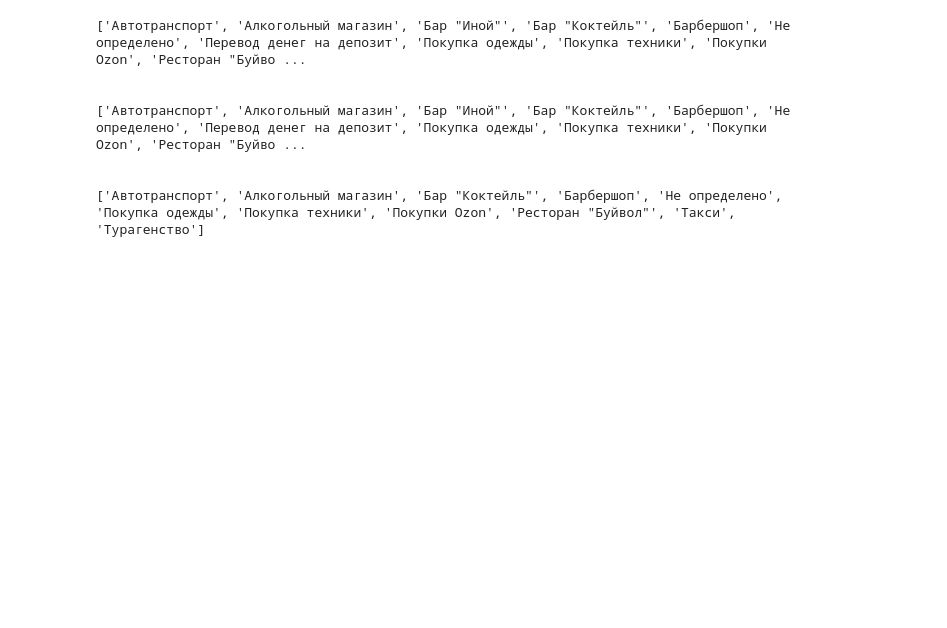
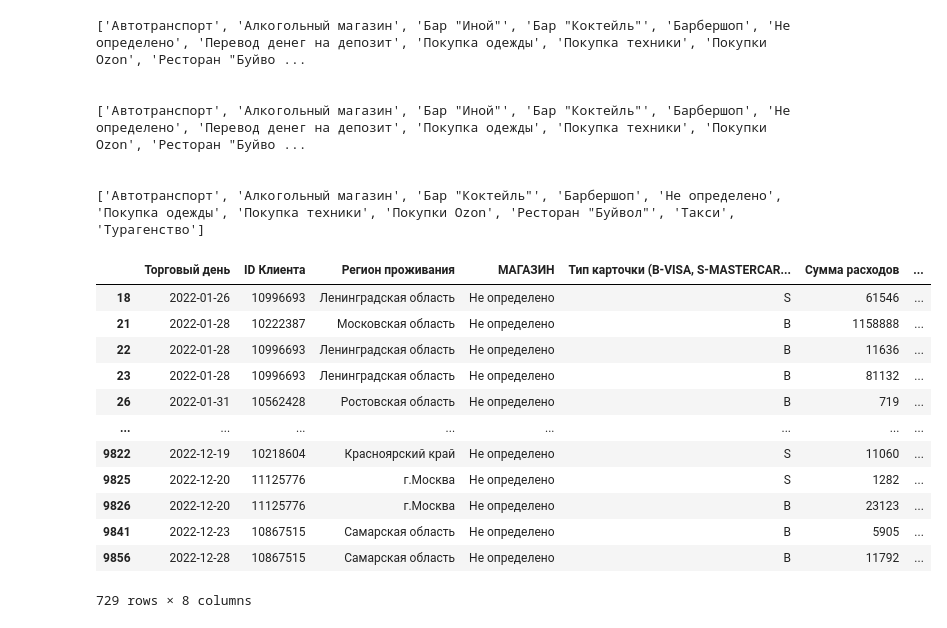
Before and after one commit to arturabgaryan/ML-marketing, a Jupyter notebook: Preprocess/Preprocess.ipynb, the cells around one changed output. Cells and saved outputs as stored; diff of their text form; code cells hidden in the pictures; blank space fills up the shorter version.

```diff
--- a/Preprocess/Preprocess.ipynb
+++ b/Preprocess/Preprocess.ipynb
@@ -45,3 +59,19 @@ print(stores2020,stores2021,stores2022,sep='\n\n\n')
 
 
 ['Автотранспорт', 'Алкогольный магазин', 'Бар "Коктейль"', 'Барбершоп', 'Не определено', 'Покупка одежды', 'Покупка техники', 'Покупки Ozon', 'Ресторан "Буйвол"', 'Такси', 'Турагенство']
+# %%
+data2022[data2022['МАГАЗИН'] == 'Не определено']
+# %% [output]
+|  | Торговый день | ID Клиента | Регион проживания | МАГАЗИН | Тип карточки (B-VISA, S-MASTERCAR... | Сумма расходов | ... |
+| 18 | 2022-01-26 | 10996693 | Ленинградская область | Не определено | S | 61546 | ... |
+| 21 | 2022-01-28 | 10222387 | Московская область | Не определено | B | 1158888 | ... |
+| 22 | 2022-01-28 | 10996693 | Ленинградская область | Не определено | B | 11636 | ... |
+| 23 | 2022-01-28 | 10996693 | Ленинградская область | Не определено | B | 81132 | ... |
+| 26 | 2022-01-31 | 10562428 | Ростовская область | Не определено | B | 719 | ... |
+| ... | ... | ... | ... | ... | ... | ... | ... |
+| 9822 | 2022-12-19 | 10218604 | Красноярский край | Не определено | S | 11060 | ... |
+| 9825 | 2022-12-20 | 11125776 | г.Москва | Не определено | S | 1282 | ... |
+| 9826 | 2022-12-20 | 11125776 | г.Москва | Не определено | B | 23123 | ... |
+| 9841 | 2022-12-23 | 10867515 | Самарская область | Не определено | B | 5905 | ... |
+| 9856 | 2022-12-28 | 10867515 | Самарская область | Не определено | B | 11792 | ... |
+729 rows × 8 columns
```
Also changed, not shown: parts of 17 cells of this notebook.
